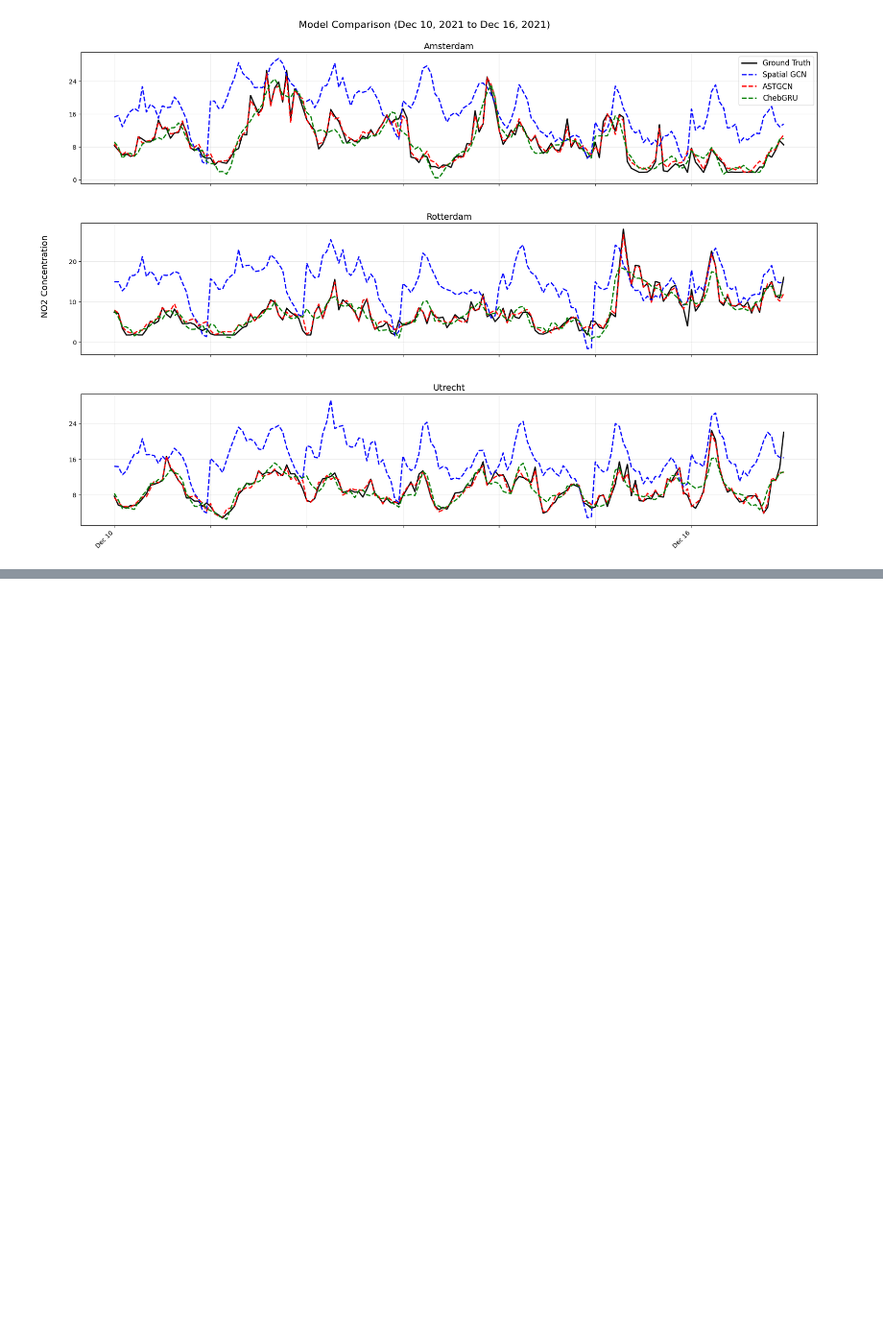
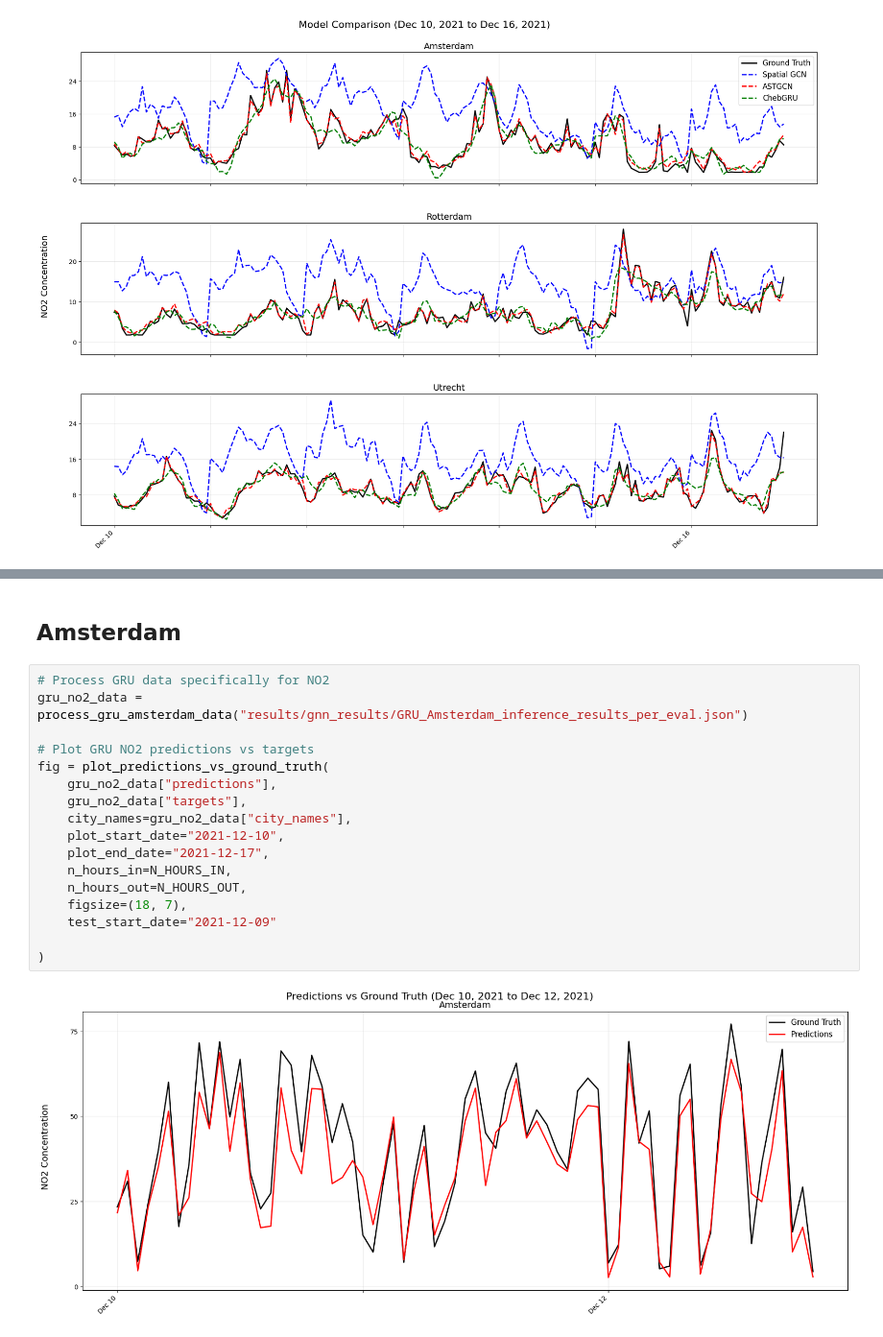
Before and after one commit to nickash2/forecasting_smog_DL_GNN, a Jupyter notebook: src/graph_modelling/data/plot_inference.ipynb, the cells around one changed output, grey strips where cells are left out. Shown at 96% size. Saved outputs shown, nothing was run; the diff lists cells and outputs as text; blank space fills up the shorter version.

```diff
--- a/src/graph_modelling/data/plot_inference.ipynb
+++ b/src/graph_modelling/data/plot_inference.ipynb
@@ -602,0 +664,21 @@ fig = plot_model_comparison(
+# %% [markdown]
+## Amsterdam
+# %%
+# Process GRU data specifically for NO2
+gru_no2_data = process_gru_amsterdam_data("results/gnn_results/GRU_Amsterdam_inference_results_per_eval.json")
+
+# Plot GRU NO2 predictions vs targets
+fig = plot_predictions_vs_ground_truth(
+    gru_no2_data["predictions"],
+    gru_no2_data["targets"],
+    city_names=gru_no2_data["city_names"],
+    plot_start_date="2021-12-10",
+    plot_end_date="2021-12-17",
+    n_hours_in=N_HOURS_IN,
+    n_hours_out=N_HOURS_OUT,
+    figsize=(18, 7),
+    test_start_date="2021-12-09"
+
+)
+# %% [output]
+[figure, added]
```
Also changed, not shown: parts of 15 cells of this notebook, 11 other files.
